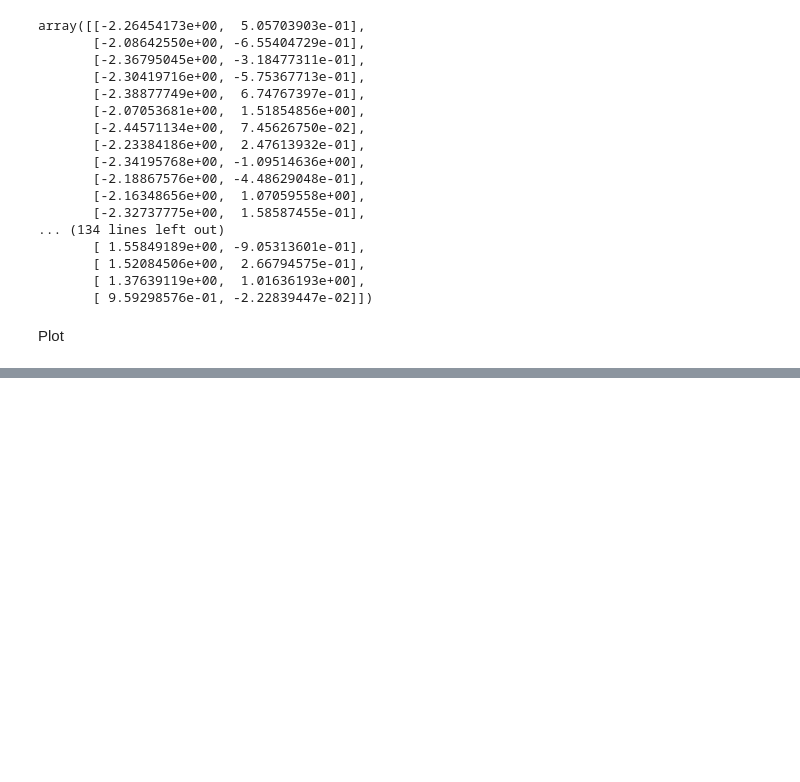
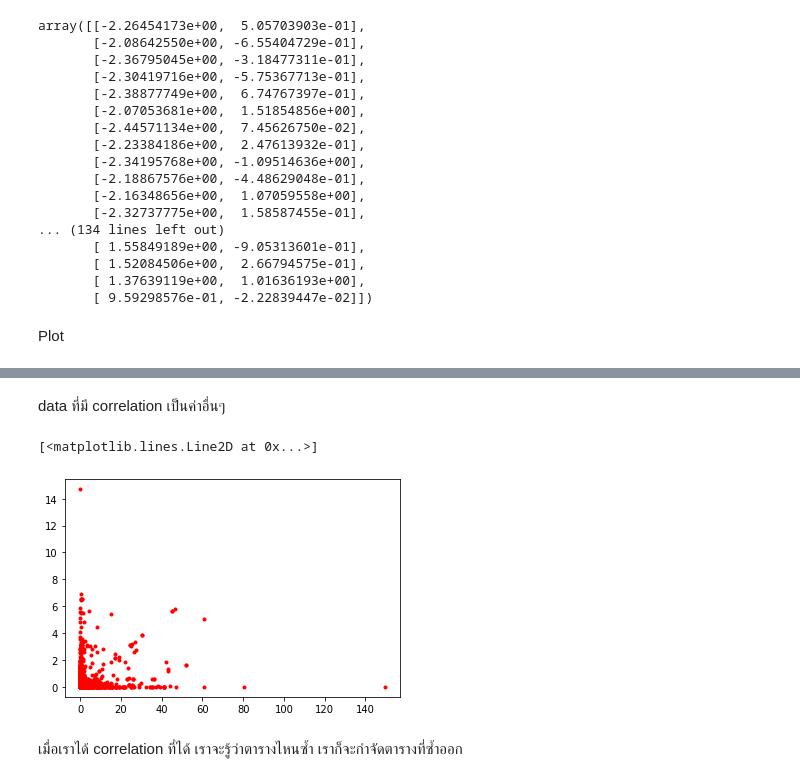
Before and after one commit to Kggzzz/Multivaririate, a Jupyter notebook: Chapter3_PCA.ipynb, the cells around one changed output, grey strips where cells are left out. Cells and saved outputs as stored; diff of their text form; code cells hidden in the pictures; blank space fills up the shorter version.

```diff
--- a/Chapter3_PCA.ipynb
+++ b/Chapter3_PCA.ipynb
@@ -372,0 +504,9 @@ Plot
+# %% [markdown]
+data ที่มี correlation เป็นค่าอื่นๆ
+# %%
+plt.plot(newdata.iloc[:,10],newdata.iloc[:,28],'r.')
+# %% [output]
+[<matplotlib.lines.Line2D at 0x...>]
+[figure, added]
+# %% [markdown]
+เมื่อเราได้ correlation ที่ได้ เราจะรู้ว่าตารางไหนซ้ำ เราก็จะกำจัดตารางที่ซ้ำออก
```
Also changed, not shown: parts of 26 cells of this notebook.
